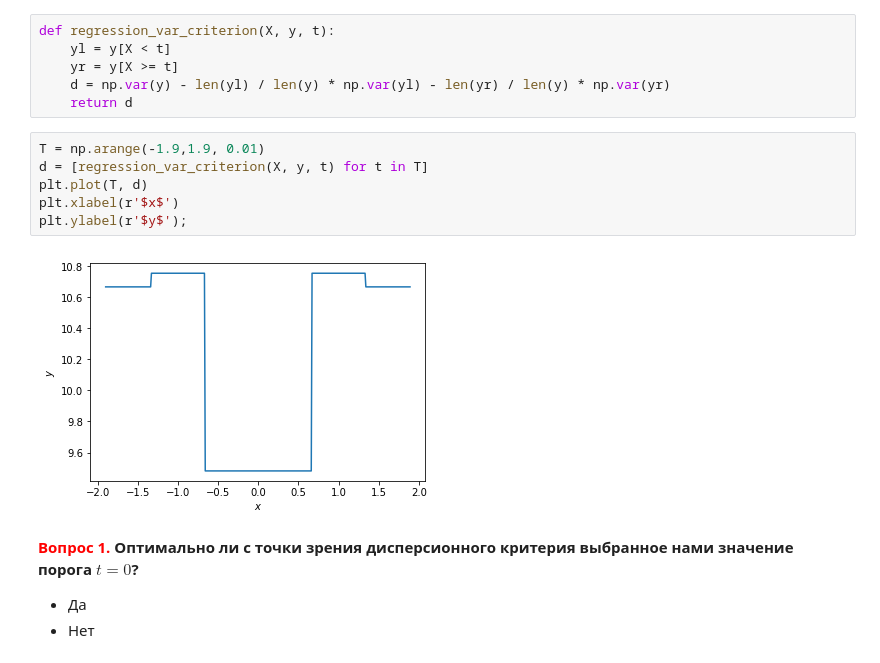
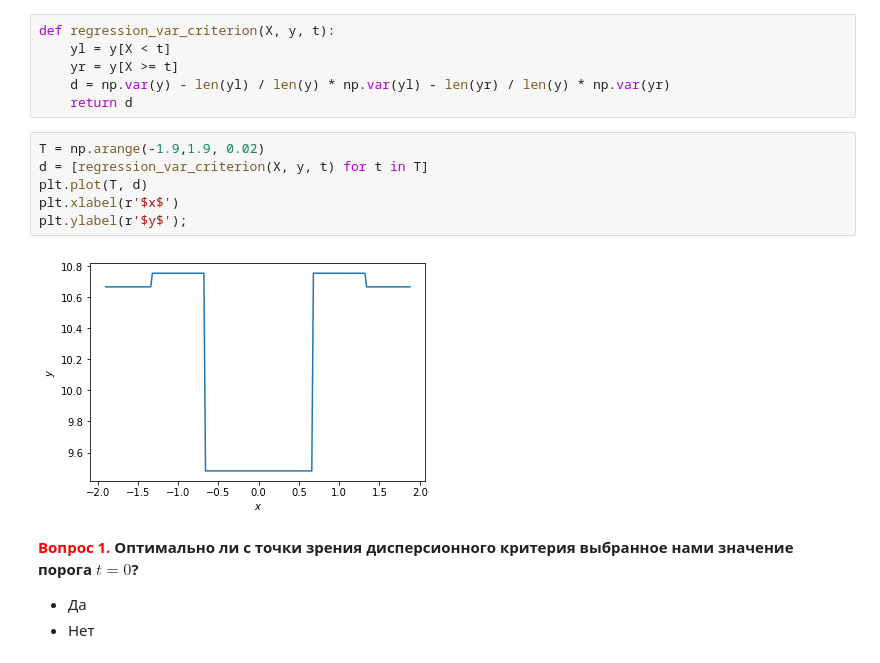
Before and after one commit to coodix/mlcourse_open, a Jupyter notebook: jupyter_notebooks/topic03_decision_trees_knn/hw3_session2_decision_trees.ipynb, the cells around one changed output. Saved outputs shown, nothing was run; the diff lists cells and outputs as text.

```diff
--- a/jupyter_notebooks/topic03_decision_trees_knn/hw3_session2_decision_trees.ipynb
+++ b/jupyter_notebooks/topic03_decision_trees_knn/hw3_session2_decision_trees.ipynb
@@ -73,13 +73,13 @@ def regression_var_criterion(X, y, t):
     d = np.var(y) - len(yl) / len(y) * np.var(yl) - len(yr) / len(y) * np.var(yr)
     return d
 # %%
-T = np.arange(-1.9,1.9, 0.01)
+T = np.arange(-1.9,1.9, 0.02)
 d = [regression_var_criterion(X, y, t) for t in T]
 plt.plot(T, d)
 plt.xlabel(r'$x$')
 plt.ylabel(r'$y$');
 # %% [output]
-[figure, old version]
+[figure, new version]
 # %% [markdown]
 **<font color='red'>Вопрос 1.</font> Оптимально ли с точки зрения дисперсионного критерия выбранное нами значение порога $t = 0$?**
 - Да
```
Also changed, not shown: parts of 4 cells of this notebook, 1 other file.
